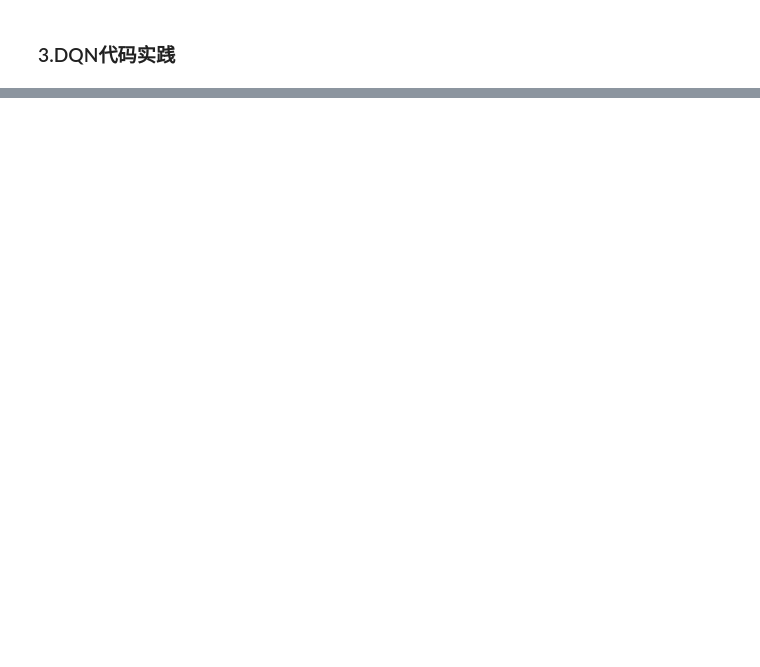
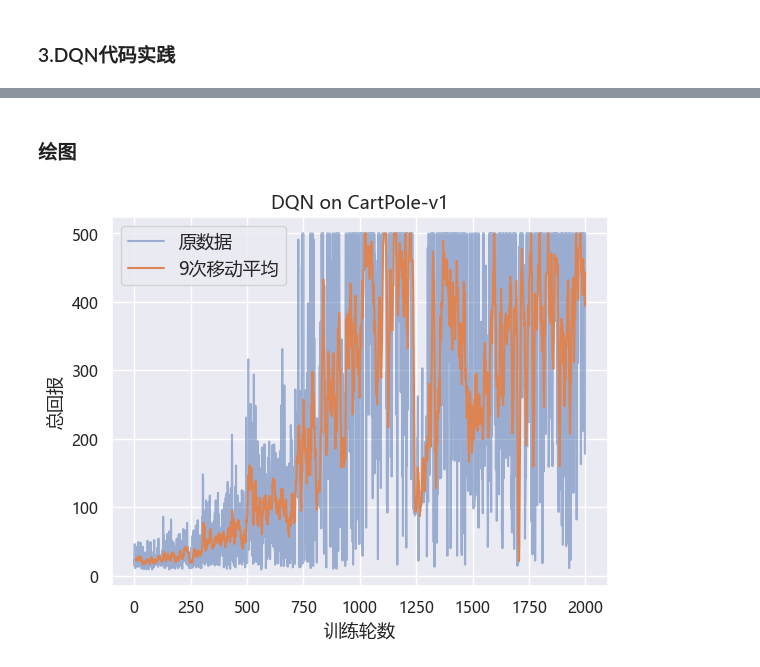
Before and after one commit to zmr-233/2_ML, a Jupyter notebook: 6-DQN.ipynb, the cells around one changed output, grey strips where cells are left out. Drawn from its saved outputs; the diff is of its cells as text; code cells hidden in the pictures; blank space fills up the shorter version.

Commit message:
DQN & PyTorch add

```diff
--- a/6-DQN.ipynb
+++ b/6-DQN.ipynb
@@ -147,0 +281,25 @@ False
+# %%
+def read_ckp(CKP_PATH):
+    if os.path.exists(CKP_PATH):
+        checkpoint = torch.load(CKP_PATH)
+        return {
+            'epoch': checkpoint.get('epoch', 0), #强行多轮训练
+            'episode': checkpoint.get('episode', 0),
+            'epsilon': checkpoint.get('epsilon', 1),
+            'best_weight': checkpoint.get('best_weight', None),
+            'return_list': checkpoint.get('return_list', [])
+        }
+    else:
+        # 创建路径所需的文件夹
+        os.makedirs(os.path.dirname(CKP_PATH), exist_ok=True)
+        return {
+            'epoch': 0,
+            'episode': 0,
+            'epsilon': 1,
+            'best_weight': None,
+            'return_list': []
+        }
+
+def save_ckp(data, PATH):
+    os.makedirs(os.path.dirname(PATH), exist_ok=True)  # 确保路径存在
+    torch.save(data, PATH)
@@ -147,0 +308,13 @@ False
+# %%
+CKP_PATH = 'tmp/1T_DQN.pt'
+checkpoint_data = read_ckp(CKP_PATH)
+
+s_epoch = checkpoint_data['epoch']
+s_episode = checkpoint_data['episode']
+epsilon = checkpoint_data['epsilon']
+best_weight = checkpoint_data['best_weight']
+return_list = checkpoint_data['return_list']
+
+if best_weight is not None:
+    agent.q_net.load_state_dict(best_weight)
+replay_buffer = rl_utils.ReplayBuffer(buffer_size)
@@ -147,0 +399,6 @@ False
+# %% [markdown]
+### 绘图
+# %%
+rl_utils.picture_return(return_list, 'DQN', env_name, 9)
+# %% [output]
+[figure, added]
```
Also changed, not shown: parts of 18 cells of this notebook, 16 other files.
